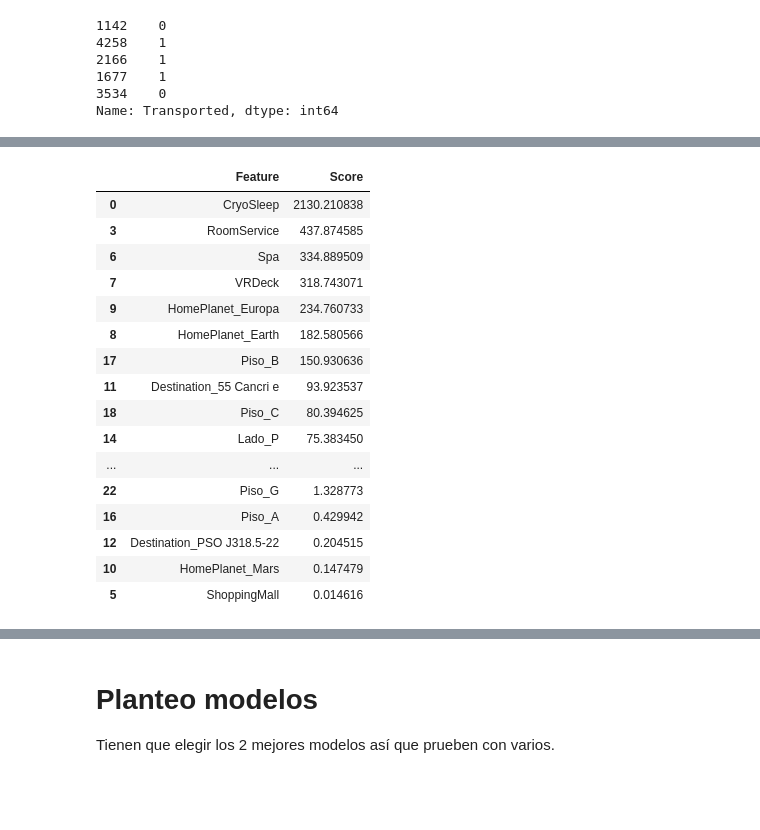
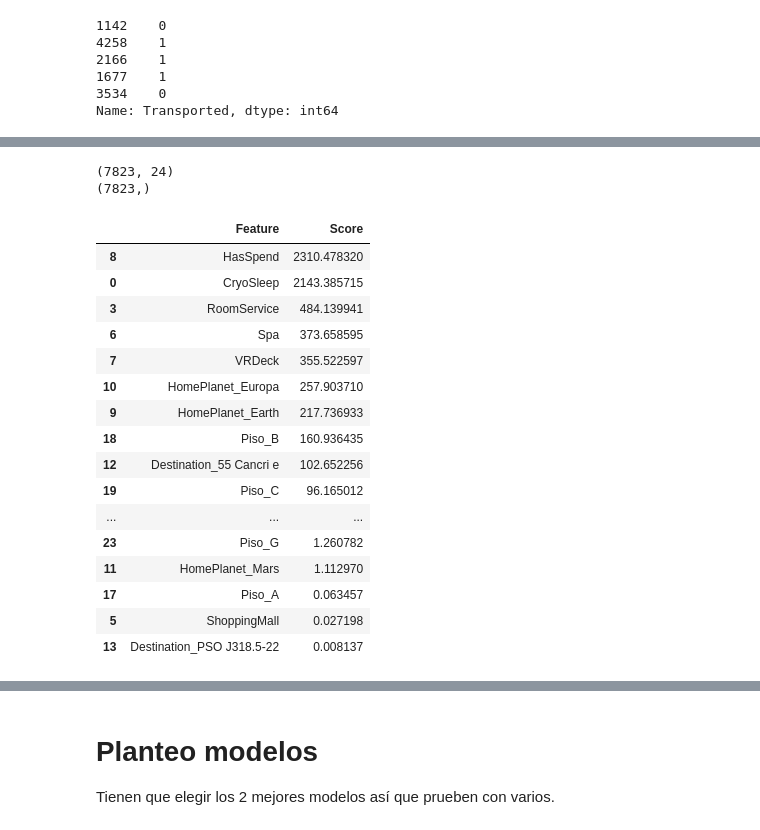
Before and after one commit to SebastianOrmaechea/An-lisis-Supervisado-Grupo-32, a Jupyter notebook: pablonicolasr_submission.ipynb, the cells around one changed output, grey strips where cells are left out. Cells and saved outputs as stored; diff of their text form; code cells hidden in the pictures; blank space fills up the shorter version.

```diff
--- a/pablonicolasr_submission.ipynb
+++ b/pablonicolasr_submission.ipynb
@@ -703,22 +677,0 @@ See the caveats in the documentation: https://pandas.pydata.org/pandas-docs/stab
-# %%
-x_test["CryoSleep"] = x_test.apply(lambda x: 1 if (pd.isna(x["CryoSleep"]) and int(x["target"]) == 1) else (0 if (pd.isna(x["CryoSleep"]) and int(x["target"]) == 0) else x["CryoSleep"]), axis=1)
-x_test["VIP"] = x_test.apply(lambda x: 0 if (pd.isna(x["VIP"]) and int(x["target"]) == 1) else (1 if (pd.isna(x["VIP"]) and int(x["target"]) == 0) else x["VIP"]), axis=1)
-
-x_test[["CryoSleep"]]  = x_test[["CryoSleep"]].astype("int")
-x_train[["VIP"]]  = x_train[["VIP"]].astype("int")
-
-x_test.head()
-
-x_test.drop("target", inplace=True, axis=1)
-
-# Imputamos valores faltantes en las columnas cuantitativas con KNN. TRAIN DATASET
-Qcols = ["Age", "RoomService", "FoodCourt", "ShoppingMall", "Spa", "VRDeck"]
-imputerKNN = KNNImputer()
-x_test[Qcols] = imputerKNN.fit_transform(x_test[Qcols])
-
-# Escalamiento
-escalador = preprocessing.RobustScaler()
-x_test[["Age", "RoomService", "FoodCourt", "ShoppingMall", "Spa", "VRDeck"]] = escalador.fit_transform(x_test[["Age", "RoomService", "FoodCourt", "ShoppingMall", "Spa", "VRDeck"]])
-
-# Hot encoding a las categóricas
-x_test_hot = pd.get_dummies(data=x_test, columns=["HomePlanet", "Destination", "Lado", "Piso"]).drop(columns=["Num"])
@@ -743,3 +678,10 @@ See the caveats in the documentation: https://pandas.pydata.org/pandas-docs/stab
+# %%
+# Escalamiento
+escalador = preprocessing.RobustScaler()
+x_test[["Age", "RoomService", "FoodCourt", "ShoppingMall", "Spa", "VRDeck"]] = escalador.fit_transform(x_test[["Age", "RoomService", "FoodCourt", "ShoppingMall", "Spa", "VRDeck"]])
+
+# Hot encoding a las categóricas
+x_test_hot = pd.get_dummies(data=x_test, columns=["HomePlanet", "Destination", "Lado", "Piso"])
 # %%
 x_test_hot.head()
 # %% [output]
@@ -765,3 +704,0 @@ print(x_test_hot.shape)
-# %%
-x_train_hot.drop("Num", inplace=True, axis=1)
-x_train_hot.head()
@@ -804,33 +705,39 @@ print(x_test_hot.shape)
+# %%
+x_best, y_best = pd.concat([x_train_hot, x_test_hot]), pd.concat([y_train, y_test])
+
+print(x_best.shape)
+print(y_best.shape)
+# %% [output]
+(7823, 24)
+(7823,)
 # %%
-features = x_train_hot.columns.values
-target = y_train.values
+features = x_best.columns.values
+target = y_best.values
 
-X_anova = np.array(x_train_hot[features])
+X_anova = np.array(x_best[features])
 y_anova = np.array(target).ravel()
 
 fs = SelectKBest(score_func = f_classif, k = len(features))
 
 fs.fit(X_anova, y_anova)
 
-SelectKBest(k=4)
-
 scores_df = pd.DataFrame({"Feature": features, "Score": fs.scores_}).sort_values(["Score"], ascending = [False])
 scores_df
 # %% [output]
 |  | Feature | Score |
-| 0 | CryoSleep | 2130.210838 |
-| 3 | RoomService | 437.874585 |
-| 6 | Spa | 334.889509 |
-| 7 | VRDeck | 318.743071 |
-| 9 | HomePlanet_Europa | 234.760733 |
-| 8 | HomePlanet_Earth | 182.580566 |
-| 17 | Piso_B | 150.930636 |
-| 11 | Destination_55 Cancri e | 93.923537 |
-| 18 | Piso_C | 80.394625 |
-| 14 | Lado_P | 75.383450 |
+| 8 | HasSpend | 2310.478320 |
+| 0 | CryoSleep | 2143.385715 |
+| 3 | RoomService | 484.139941 |
+| 6 | Spa | 373.658595 |
+| 7 | VRDeck | 355.522597 |
+| 10 | HomePlanet_Europa | 257.903710 |
+| 9 | HomePlanet_Earth | 217.736933 |
+| 18 | Piso_B | 160.936435 |
+| 12 | Destination_55 Cancri e | 102.652256 |
+| 19 | Piso_C | 96.165012 |
 | ... | ... | ... |
-| 22 | Piso_G | 1.328773 |
-| 16 | Piso_A | 0.429942 |
-| 12 | Destination_PSO J318.5-22 | 0.204515 |
-| 10 | HomePlanet_Mars | 0.147479 |
-| 5 | ShoppingMall | 0.014616 |
+| 23 | Piso_G | 1.260782 |
+| 11 | HomePlanet_Mars | 1.112970 |
+| 17 | Piso_A | 0.063457 |
+| 5 | ShoppingMall | 0.027198 |
+| 13 | Destination_PSO J318.5-22 | 0.008137 |
```
Also changed, not shown: parts of 106 cells of this notebook, 1 other file.
